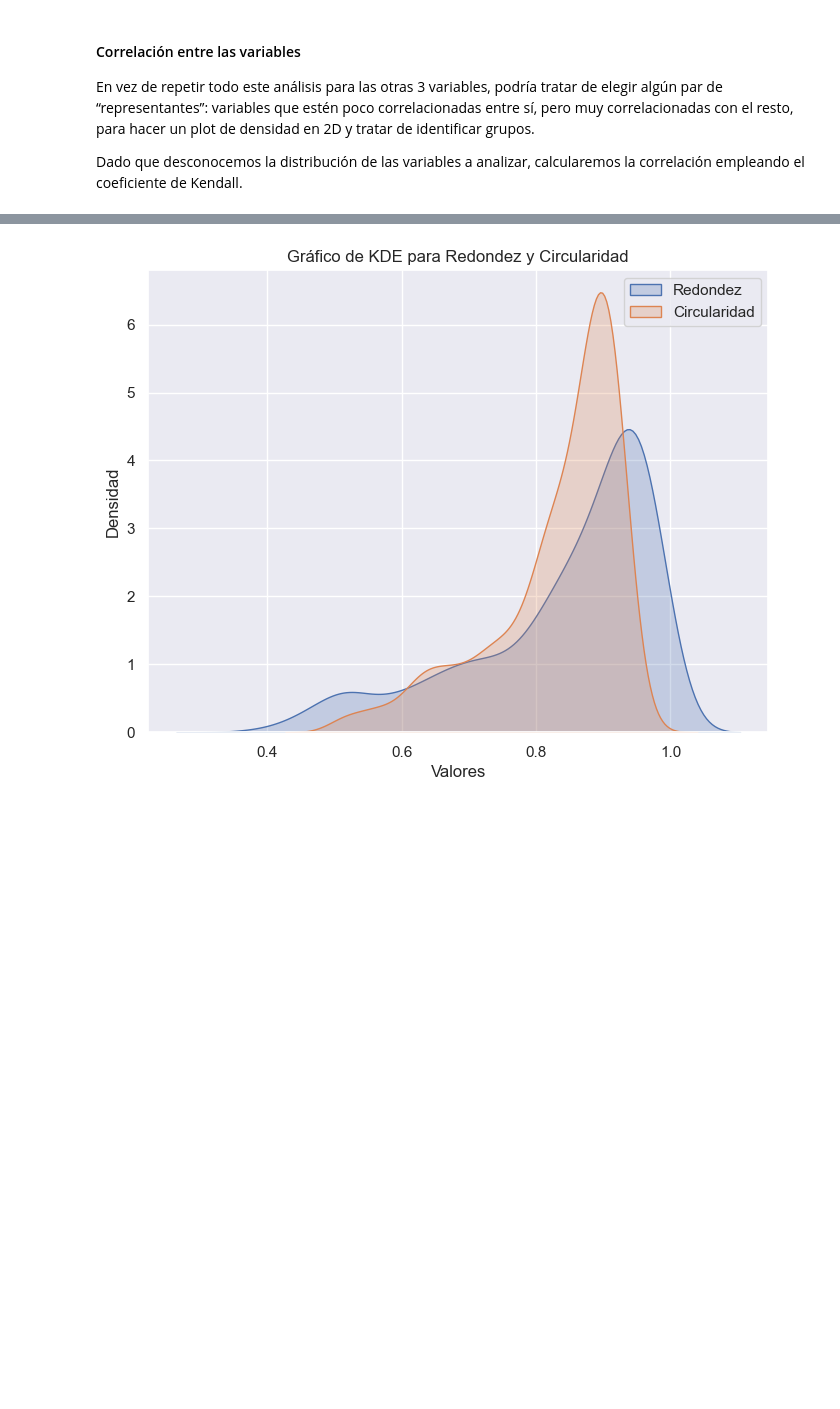
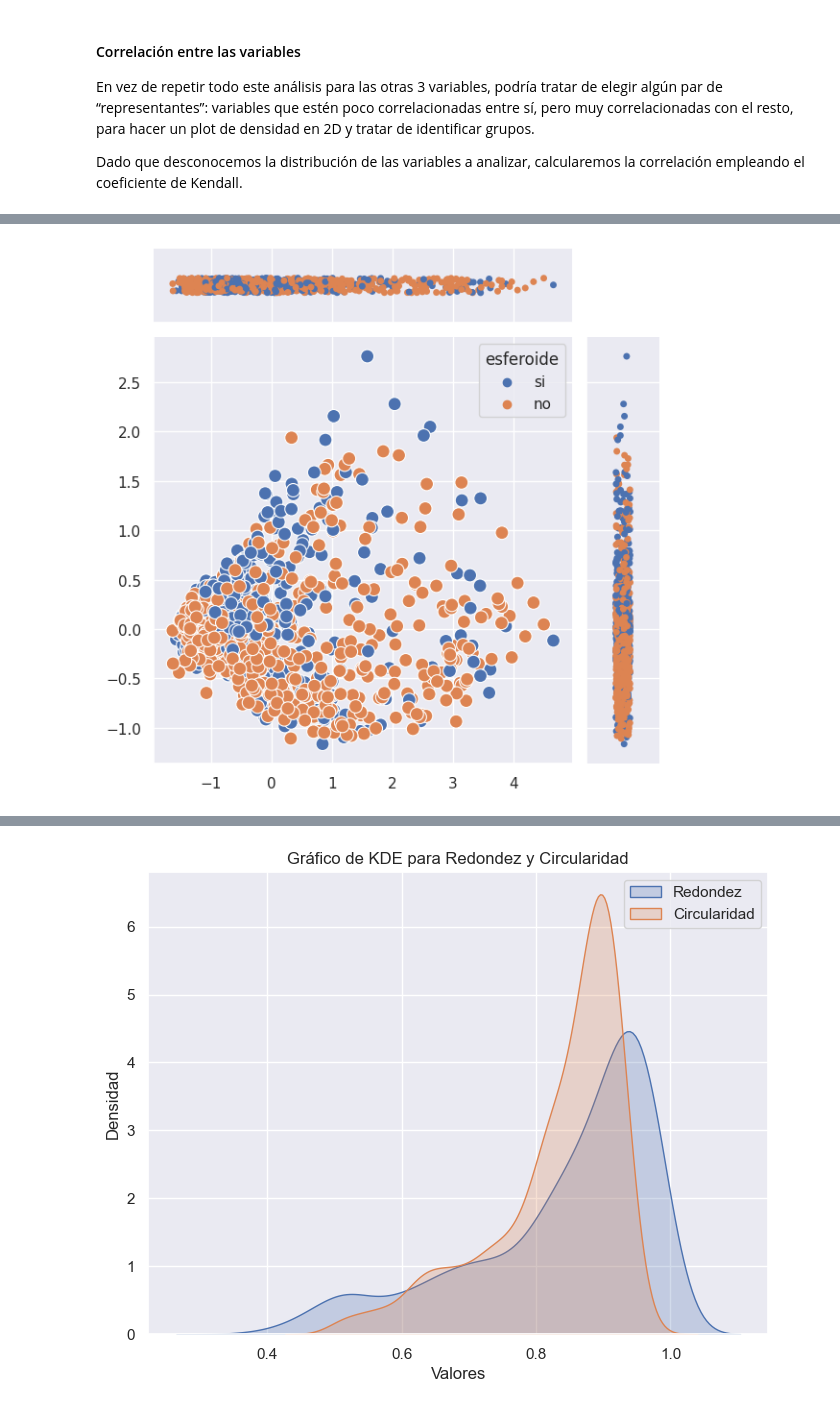
Before and after one commit to luciabarg/datos_tumoresferas, a Jupyter notebook: G2/1_AyVD_Clasif_Tumoresferas_Grupo2.ipynb, the cells around one changed output, grey strips where cells are left out. Saved outputs shown, nothing was run; the diff lists cells and outputs as text; code cells hidden in the pictures; blank space fills up the shorter version.

```diff
--- a/G2/1_AyVD_Clasif_Tumoresferas_Grupo2.ipynb
+++ b/G2/1_AyVD_Clasif_Tumoresferas_Grupo2.ipynb
@@ -790,0 +777,9 @@ A continuación, veremos la distribucion de ambas columnas y evaluaremos nuevame
+# %%
+df_projected = pca.transform(df_standard)
+
+g = sns.JointGrid(x=df_projected[:, 0], y=df_projected[:, 1],hue=df['esferoide'], height=6)
+g.plot_joint(sns.scatterplot, s=100)
+g.plot_marginals(sns.stripplot)
+plt.show()
+# %% [output]
+[figure, added]
```
Also changed, not shown: parts of 17 cells of this notebook.
